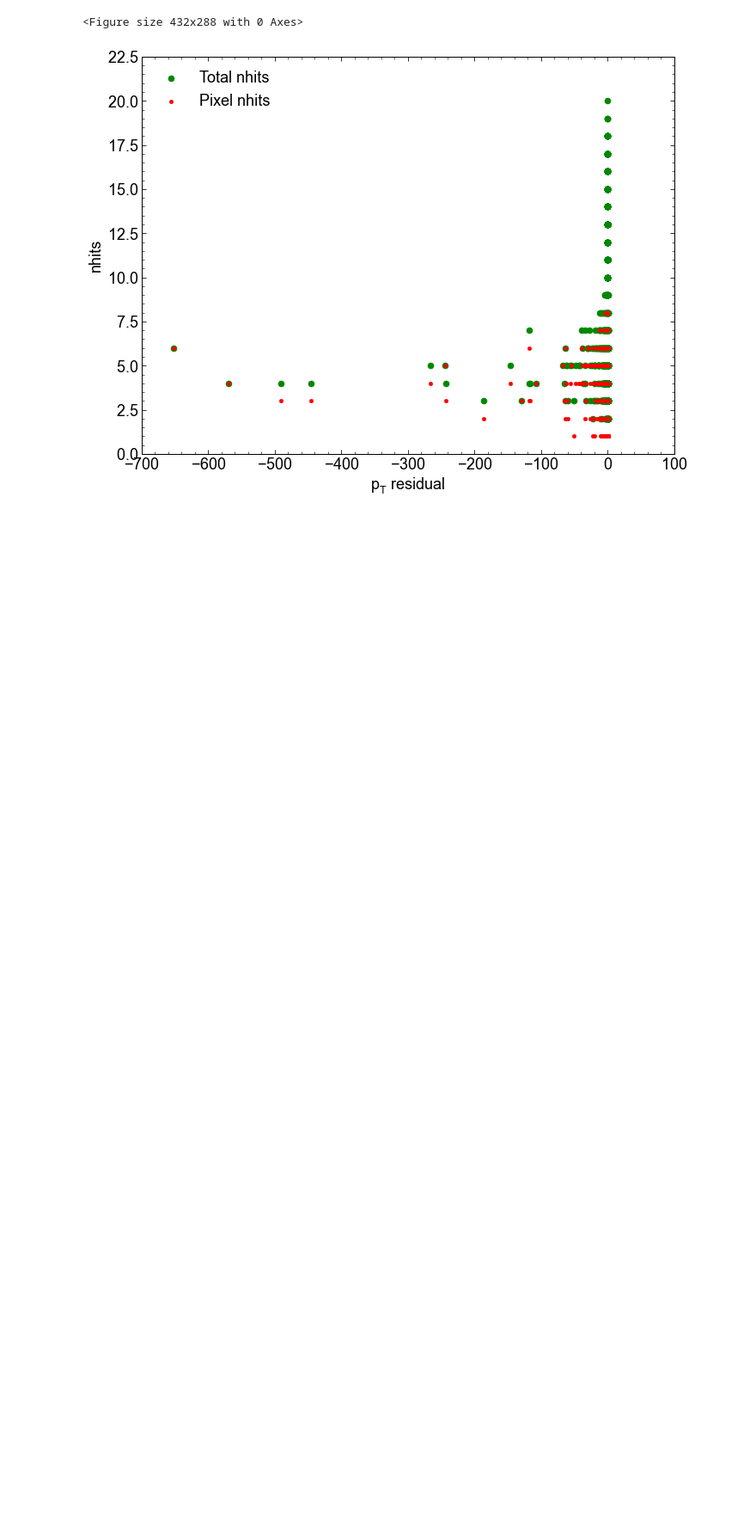
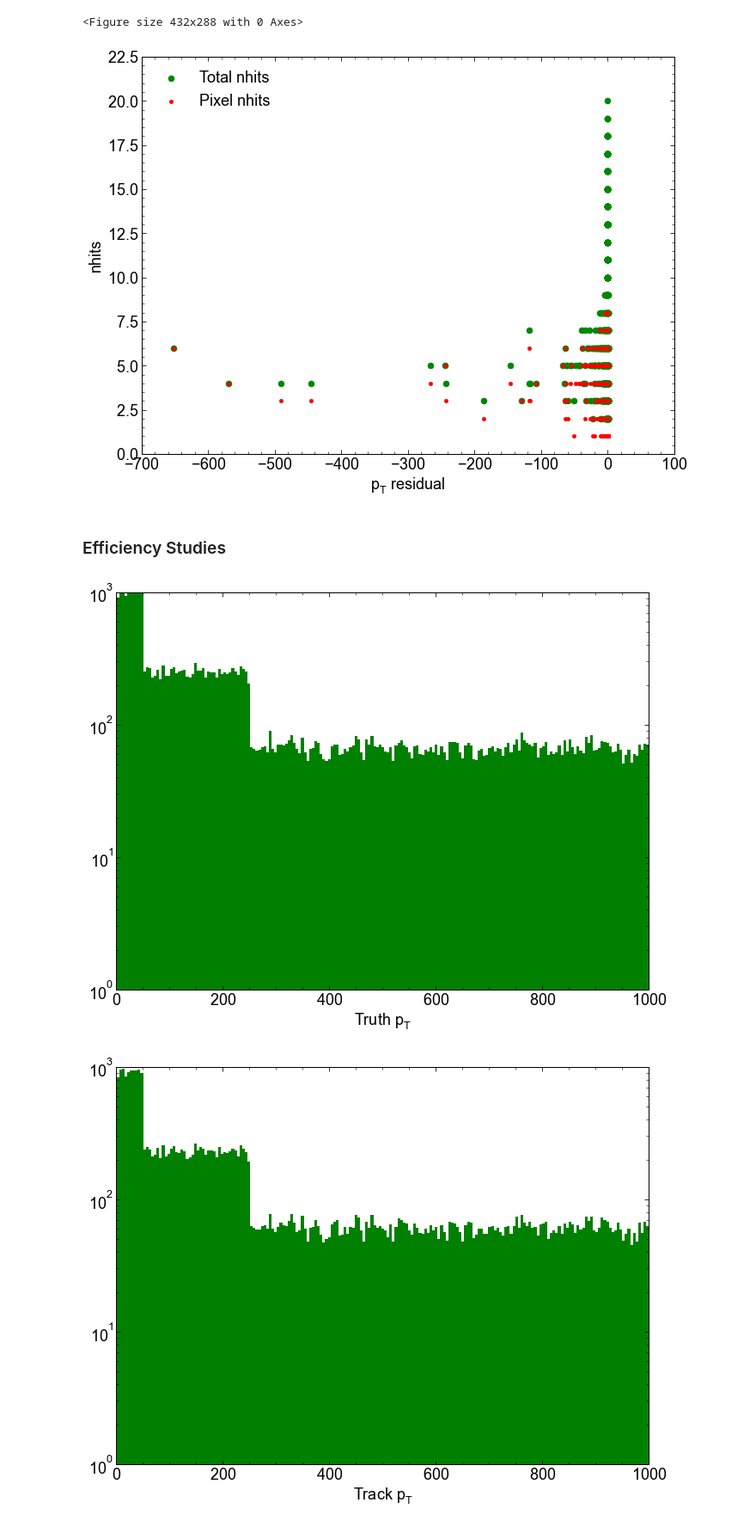
Before and after one commit to kdp-lab/maia_detector_paper, a Jupyter notebook: json_analysis.ipynb, the cells around one changed output. Shown at 86% size. Saved outputs shown, nothing was run; the diff lists cells and outputs as text; code cells hidden in the pictures; blank space fills up the shorter version.

Commit message:
Added Efficiency Studies and fixed mcp_mu_... in makemuonplots.py

```diff
--- a/json_analysis.ipynb
+++ b/json_analysis.ipynb
@@ -835,3 +838,25 @@ plt.show()
 # %% [output]
 <Figure size 432x288 with 0 Axes>
 [figure]
+# %% [markdown]
+### Efficiency Studies
+# %%
+plt.figure()
+
+plt.hist(np.ravel(total_truth_pt), bins=np.linspace(0,1000,200), color='green')
+plt.yscale('log')
+plt.xlim(0,1000)
+plt.ylim(1,1000)
+plt.xlabel(r'Truth $p_T$')
+plt.show()
+
+plt.hist((np.ravel(total_track_pt)), bins=np.linspace(0,1000,200), color='green')
+plt.yscale('log')
+plt.xlim(0,1000)
+plt.ylim(1,1000)
+#plt.title(r'$p_T$ Residual for pt_250_1000 data with no quality cut')
+plt.xlabel(r'Track $p_T$')
+plt.show()
+# %% [output]
+[figure, added]
+[figure, added]
```
Also changed, not shown: parts of 6 cells of this notebook.
